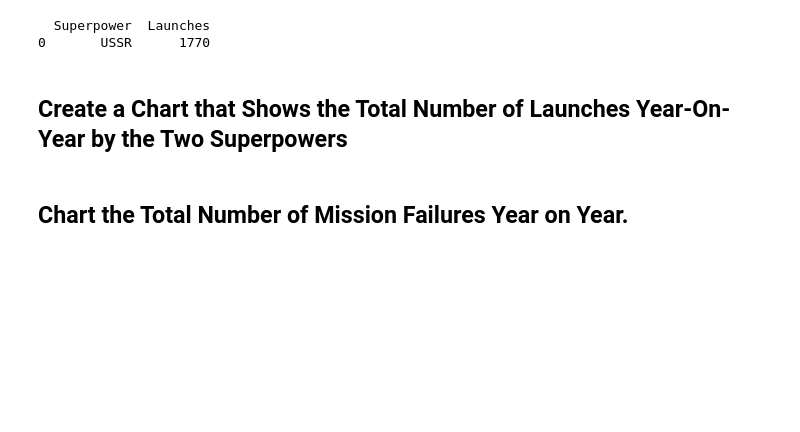
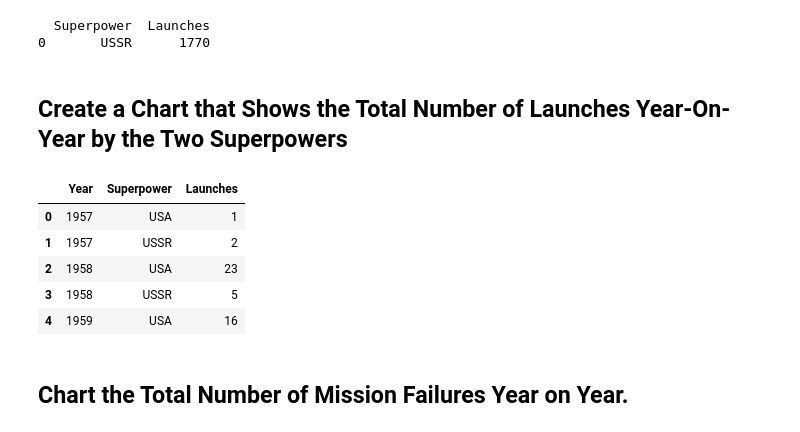
Before and after one commit to pyro-tarzan/space-mission-analysis, a Jupyter notebook: space_missions_analysis.ipynb, the cells around one changed output. Saved outputs shown, nothing was run; the diff lists cells and outputs as text; code cells hidden in the pictures; blank space fills up the shorter version.

```diff
--- a/space_missions_analysis.ipynb
+++ b/space_missions_analysis.ipynb
@@ -729,3 +729,13 @@ fig.update_traces(
 fig.show()
 # %% [markdown]
 ## Create a Chart that Shows the Total Number of Launches Year-On-Year by the Two Superpowers
+# %%
+cold_war_yearly_launches = df_cold_war.groupby(["Year", "Superpower"]).size().reset_index(name="Launches")
+cold_war_yearly_launches.head()
+# %% [output]
+|  | Year | Superpower | Launches |
+| 0 | 1957 | USA | 1 |
+| 1 | 1957 | USSR | 2 |
+| 2 | 1958 | USA | 23 |
+| 3 | 1958 | USSR | 5 |
+| 4 | 1959 | USA | 16 |
```
Also changed, not shown: parts of 12 cells of this notebook.
